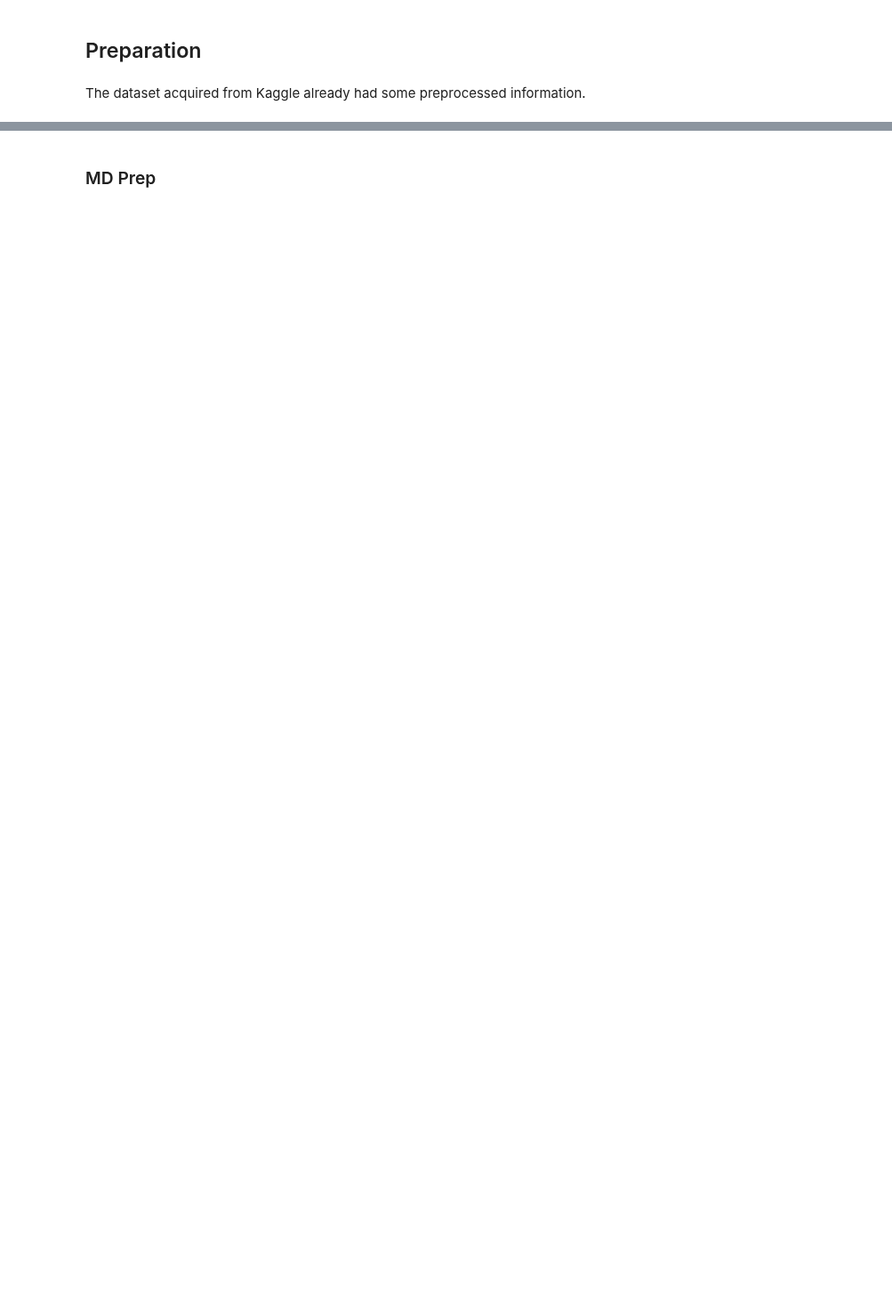
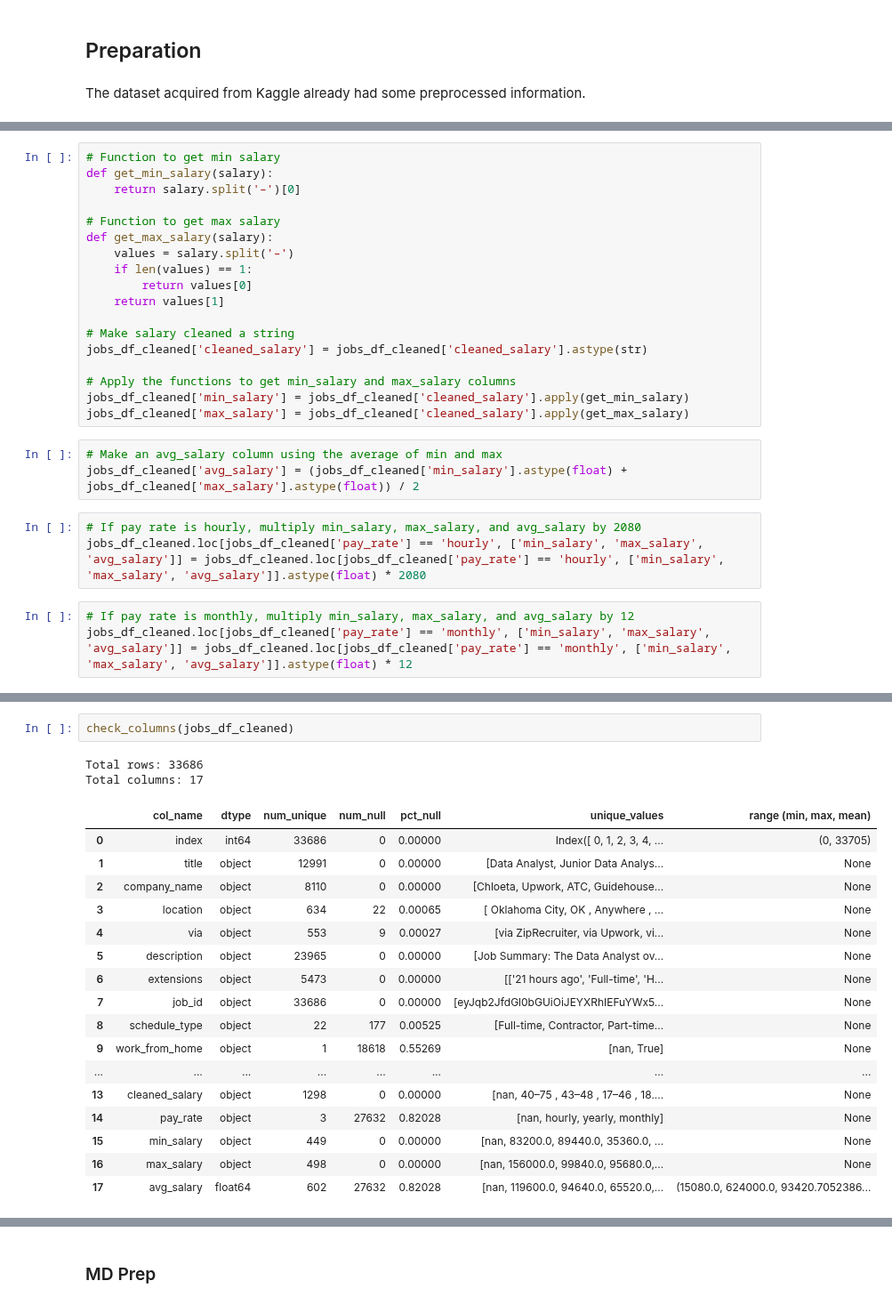
Before and after one commit to Decoding-Data-Jobs/data-jobs-project, a Jupyter notebook: schmitz_working/schmitz_draft.ipynb, the cells around one changed output, grey strips where cells are left out. Shown at 89% size. Cells and saved outputs as stored; diff of their text form; blank space fills up the shorter version.

```diff
--- a/schmitz_working/schmitz_draft.ipynb
+++ b/schmitz_working/schmitz_draft.ipynb
@@ -675,0 +380,27 @@ jobs_all.sample()
+# %%
+# Function to get min salary
+def get_min_salary(salary):
+    return salary.split('–')[0]
+
+# Function to get max salary
+def get_max_salary(salary):
+    values = salary.split('–')
+    if len(values) == 1:
+        return values[0]
+    return values[1]
+
+# Make salary cleaned a string
+jobs_df_cleaned['cleaned_salary'] = jobs_df_cleaned['cleaned_salary'].astype(str)
+
+# Apply the functions to get min_salary and max_salary columns
+jobs_df_cleaned['min_salary'] = jobs_df_cleaned['cleaned_salary'].apply(get_min_salary)
+jobs_df_cleaned['max_salary'] = jobs_df_cleaned['cleaned_salary'].apply(get_max_salary)
+# %%
+# Make an avg_salary column using the average of min and max
+jobs_df_cleaned['avg_salary'] = (jobs_df_cleaned['min_salary'].astype(float) + jobs_df_cleaned['max_salary'].astype(float)) / 2
+# %%
+# If pay rate is hourly, multiply min_salary, max_salary, and avg_salary by 2080
+jobs_df_cleaned.loc[jobs_df_cleaned['pay_rate'] == 'hourly', ['min_salary', 'max_salary', 'avg_salary']] = jobs_df_cleaned.loc[jobs_df_cleaned['pay_rate'] == 'hourly', ['min_salary', 'max_salary', 'avg_salary']].astype(float) * 2080
+# %%
+# If pay rate is monthly, multiply min_salary, max_salary, and avg_salary by 12
+jobs_df_cleaned.loc[jobs_df_cleaned['pay_rate'] == 'monthly', ['min_salary', 'max_salary', 'avg_salary']] = jobs_df_cleaned.loc[jobs_df_cleaned['pay_rate'] == 'monthly', ['min_salary', 'max_salary', 'avg_salary']].astype(float) * 12
@@ -675,0 +419,22 @@ jobs_all.sample()
+# %%
+check_columns(jobs_df_cleaned)
+# %% [output]
+Total rows: 33686
+Total columns: 17
+|  | col_name | dtype | num_unique | num_null | pct_null | unique_values | range (min, max, mean) |
+| 0 | index | int64 | 33686 | 0 | 0.00000 | Index([ 0, 1, 2, 3, 4, ... | (0, 33705) |
+| 1 | title | object | 12991 | 0 | 0.00000 | [Data Analyst, Junior Data Analys... | None |
+| 2 | company_name | object | 8110 | 0 | 0.00000 | [Chloeta, Upwork, ATC, Guidehouse... | None |
+| 3 | location | object | 634 | 22 | 0.00065 | [ Oklahoma City, OK , Anywhere , ... | None |
+| 4 | via | object | 553 | 9 | 0.00027 | [via ZipRecruiter, via Upwork, vi... | None |
+| 5 | description | object | 23965 | 0 | 0.00000 | [Job Summary: The Data Analyst ov... | None |
+| 6 | extensions | object | 5473 | 0 | 0.00000 | [['21 hours ago', 'Full-time', 'H... | None |
+| 7 | job_id | object | 33686 | 0 | 0.00000 | [eyJqb2JfdGl0bGUiOiJEYXRhIEFuYWx5... | None |
+| 8 | schedule_type | object | 22 | 177 | 0.00525 | [Full-time, Contractor, Part-time... | None |
+| 9 | work_from_home | object | 1 | 18618 | 0.55269 | [nan, True] | None |
+| ... | ... | ... | ... | ... | ... | ... | ... |
+| 13 | cleaned_salary | object | 1298 | 0 | 0.00000 | [nan, 40–75 , 43–48 , 17–46 , 18.... | None |
+| 14 | pay_rate | object | 3 | 27632 | 0.82028 | [nan, hourly, yearly, monthly] | None |
+| 15 | min_salary | object | 449 | 0 | 0.00000 | [nan, 83200.0, 89440.0, 35360.0, ... | None |
+| 16 | max_salary | object | 498 | 0 | 0.00000 | [nan, 156000.0, 99840.0, 95680.0,... | None |
+| 17 | avg_salary | float64 | 602 | 27632 | 0.82028 | [nan, 119600.0, 94640.0, 65520.0,... | (15080.0, 624000.0, 93420.7052386... |
```
Also changed, not shown: parts of 64 cells of this notebook.
